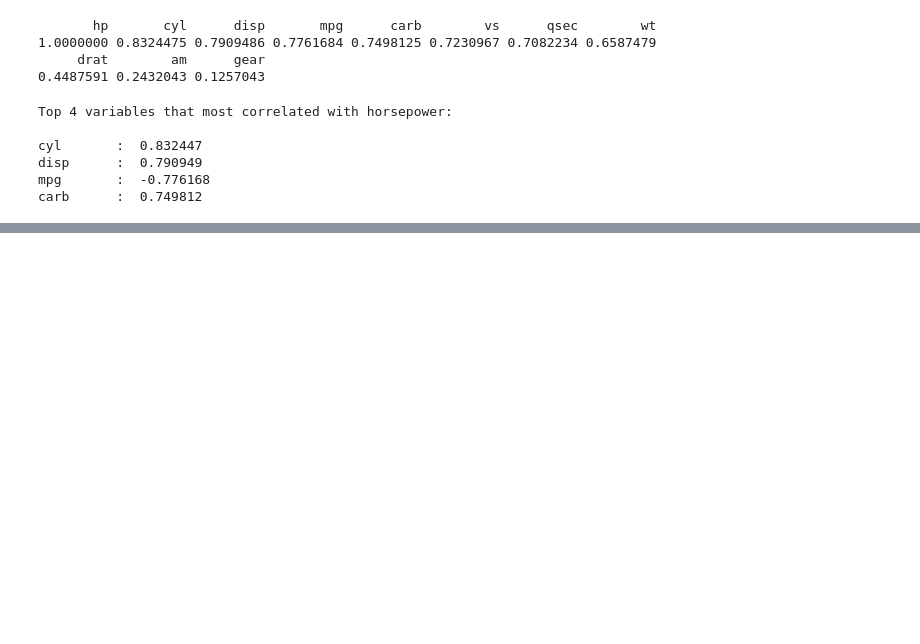
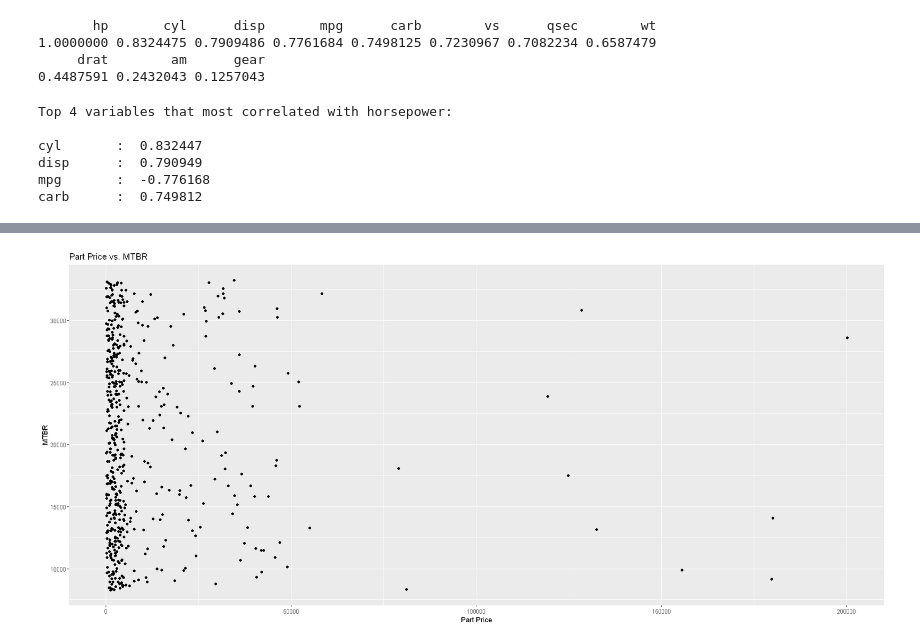
Before and after one commit to Pois0nous/Statistical_Project, a Jupyter notebook: Project.ipynb, the cells around one changed output, grey strips where cells are left out. Saved outputs shown, nothing was run; the diff lists cells and outputs as text; code cells hidden in the pictures; blank space fills up the shorter version.

```diff
--- a/Project.ipynb
+++ b/Project.ipynb
@@ -323,0 +326,8 @@ carb      :  0.749812
+# %%
+dataset3 <- read.csv("data-set-3.csv")
+
+ggplot(data=dataset3, aes(x=Part.Price, y=MTBR)) +
+  geom_point() +
+  labs(x="Part Price", y="MTBR", title="Part Price vs. MTBR")
+# %% [output]
+[figure, added]
```
Also changed, not shown: parts of 20 cells of this notebook.
